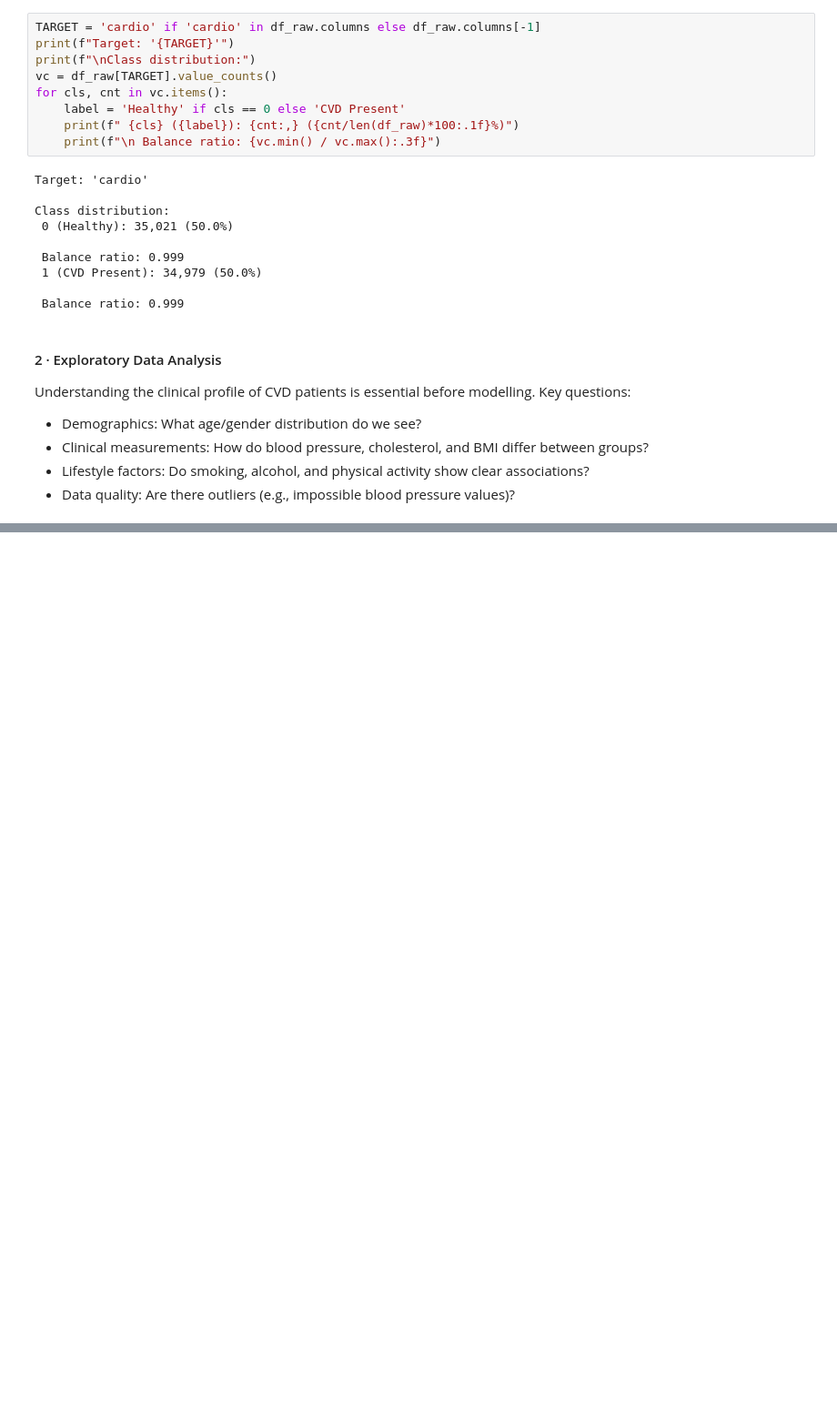
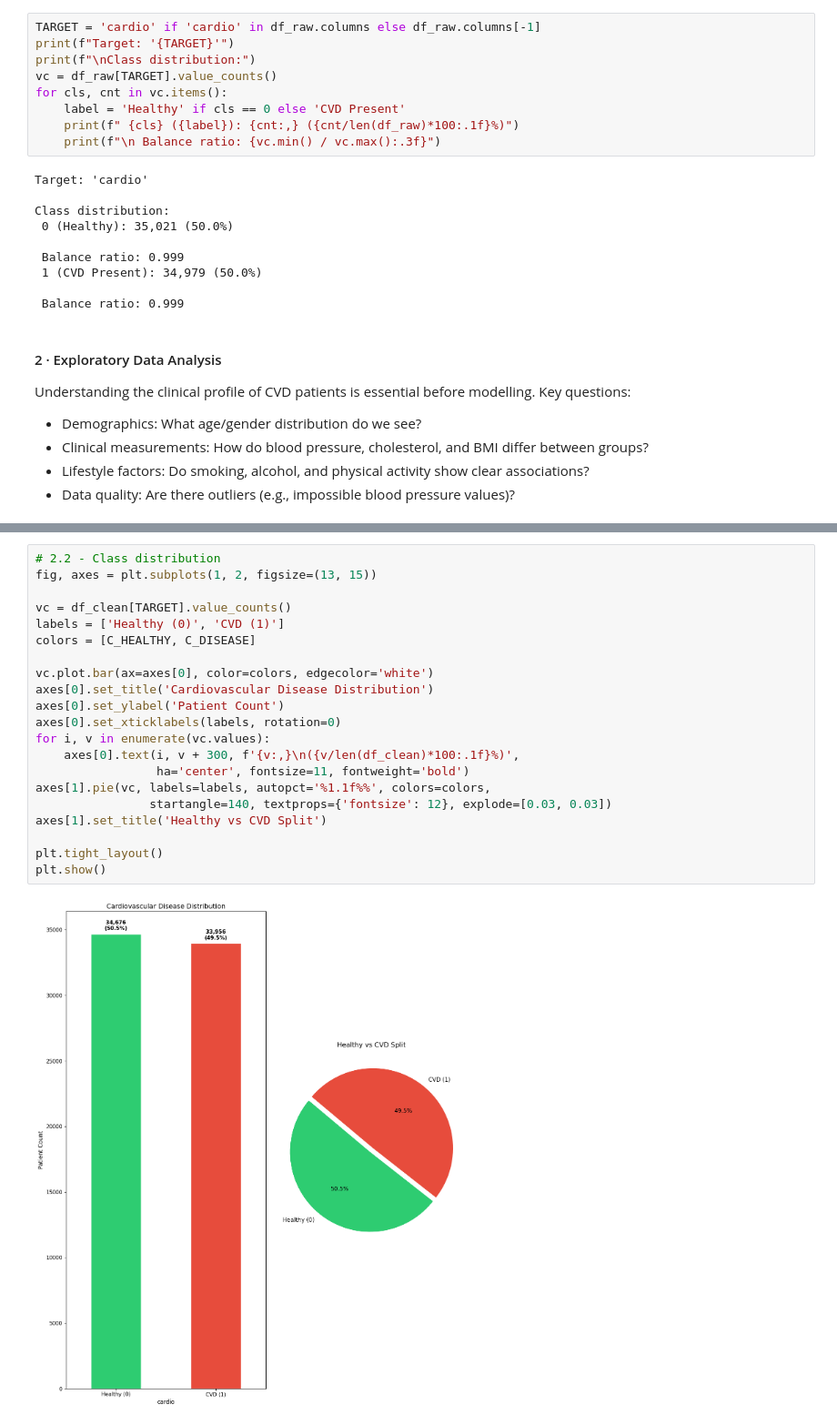
Before and after one commit to Ayodeji63/ml_labs, a Jupyter notebook: projects/cardiovascular_disease/cardiovascular_disease2.ipynb, the cells around one changed output, grey strips where cells are left out. Shown at 91% size. Drawn from its saved outputs; the diff is of its cells as text; blank space fills up the shorter version.

```diff
--- a/projects/cardiovascular_disease/cardiovascular_disease2.ipynb
+++ b/projects/cardiovascular_disease/cardiovascular_disease2.ipynb
@@ -136,0 +156,23 @@ if 'ap_hi' in df_raw.columns:
+# %%
+# 2.2 - Class distribution
+fig, axes = plt.subplots(1, 2, figsize=(13, 15))
+
+vc = df_clean[TARGET].value_counts()
+labels = ['Healthy (0)', 'CVD (1)']
+colors = [C_HEALTHY, C_DISEASE]
+
+vc.plot.bar(ax=axes[0], color=colors, edgecolor='white')
+axes[0].set_title('Cardiovascular Disease Distribution')
+axes[0].set_ylabel('Patient Count')
+axes[0].set_xticklabels(labels, rotation=0)
+for i, v in enumerate(vc.values):
+    axes[0].text(i, v + 300, f'{v:,}\n({v/len(df_clean)*100:.1f}%)',
+                 ha='center', fontsize=11, fontweight='bold')
+axes[1].pie(vc, labels=labels, autopct='%1.1f%%', colors=colors,
+                startangle=140, textprops={'fontsize': 12}, explode=[0.03, 0.03])
+axes[1].set_title('Healthy vs CVD Split')
+
+plt.tight_layout()
+plt.show()
+# %% [output]
+[figure, added]
```
Also changed, not shown: parts of 5 cells of this notebook, 2 other files.
